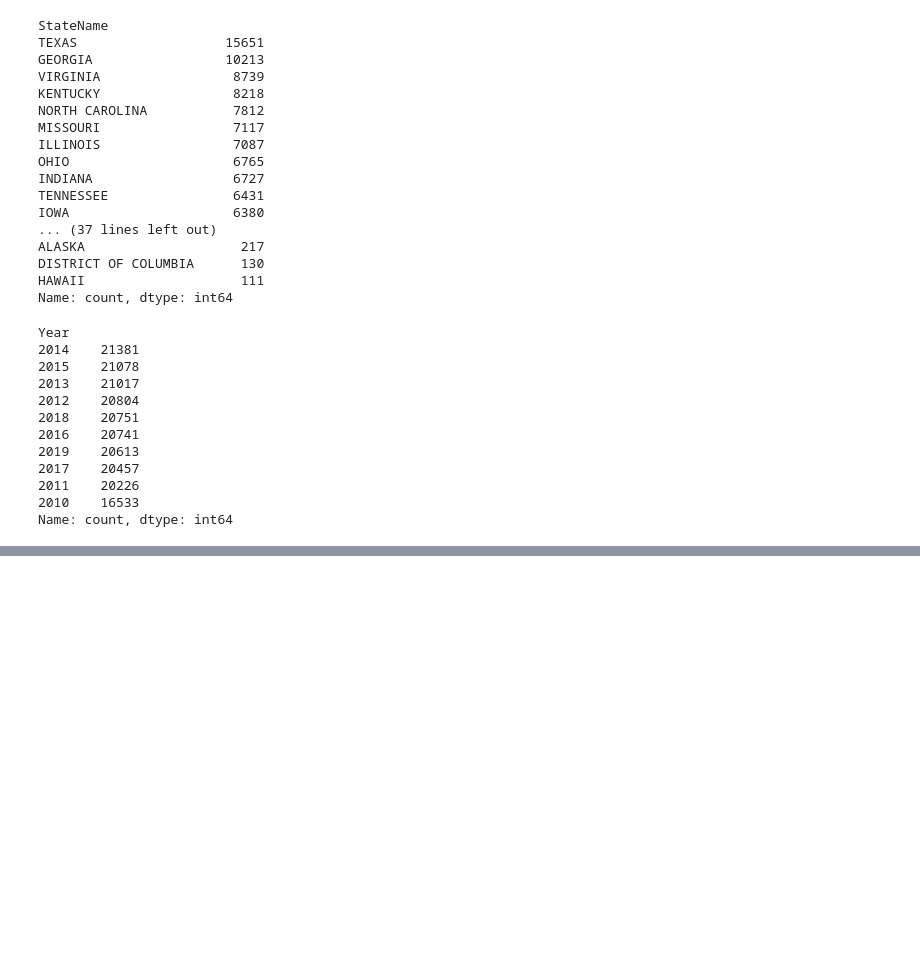
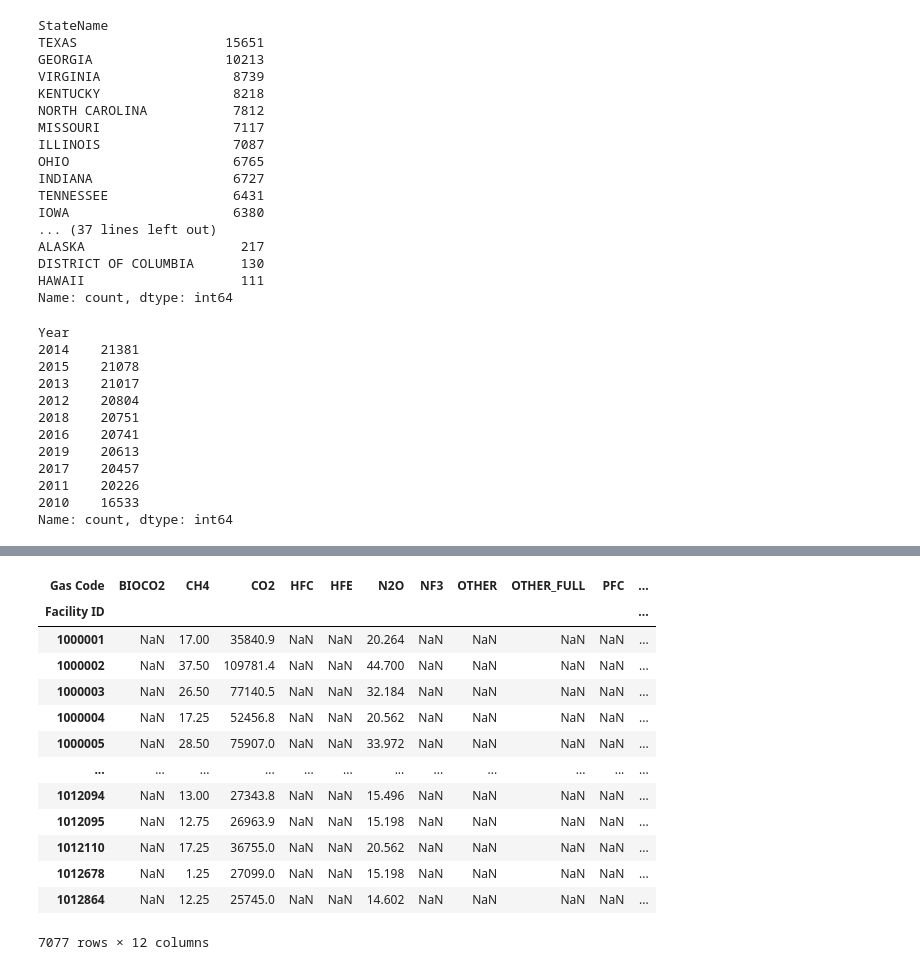
Before and after one commit to EnviroTechSean/TeamPunchParty, a Jupyter notebook: modeling1.ipynb, the cells around one changed output, grey strips where cells are left out. Saved outputs shown, nothing was run; the diff lists cells and outputs as text; code cells hidden in the pictures; blank space fills up the shorter version.

```diff
--- a/modeling1.ipynb
+++ b/modeling1.ipynb
@@ -217,0 +389,2 @@ pivot_df = gas_types_texas.pivot_table(
+# %%
+gdf2['distance_to_nearest_major_city'] = gdf2.geometry.apply(lambda x: distance_to_coast(x, gcities))
@@ -217,0 +400,2 @@ pivot_df = gas_types_texas.pivot_table(
+# %%
+gdf2.loc[gdf2['is_major_city'] == 'yes', 'distance_to_nearest_major_city'] = 0
@@ -217,0 +443,3 @@ pivot_df = gas_types_texas.pivot_table(
+# %%
+combined_gdf = gdf.merge(gdf2, left_index=True, right_index=True, how='outer', suffixes=('', '_y'))
+combined_gdf = combined_gdf.drop([col for col in combined_gdf if col.endswith('_y')], axis=1)
@@ -217,0 +472,24 @@ pivot_df = gas_types_texas.pivot_table(
+# %%
+pivot_df = combined_gdf.pivot_table(
+    index='Facility ID',      # Rows (index) will be 'county'
+    columns='Gas Code',  # Columns will be the unique values from 'gas_type'
+    values='CO2 Emission',  # Values in the cells will be the 'emissions'
+    aggfunc='sum'        # Aggregate function to combine emissions, sum in this case
+)
+# %%
+pivot_df
+# %% [output]
+| Gas Code | BIOCO2 | CH4 | CO2 | HFC | HFE | N2O | NF3 | OTHER | OTHER_FULL | PFC | ... |
+| Facility ID |  |  |  |  |  |  |  |  |  |  | ... |
+| 1000001 | NaN | 17.00 | 35840.9 | NaN | NaN | 20.264 | NaN | NaN | NaN | NaN | ... |
+| 1000002 | NaN | 37.50 | 109781.4 | NaN | NaN | 44.700 | NaN | NaN | NaN | NaN | ... |
+| 1000003 | NaN | 26.50 | 77140.5 | NaN | NaN | 32.184 | NaN | NaN | NaN | NaN | ... |
+| 1000004 | NaN | 17.25 | 52456.8 | NaN | NaN | 20.562 | NaN | NaN | NaN | NaN | ... |
+| 1000005 | NaN | 28.50 | 75907.0 | NaN | NaN | 33.972 | NaN | NaN | NaN | NaN | ... |
+| ... | ... | ... | ... | ... | ... | ... | ... | ... | ... | ... | ... |
+| 1012094 | NaN | 13.00 | 27343.8 | NaN | NaN | 15.496 | NaN | NaN | NaN | NaN | ... |
+| 1012095 | NaN | 12.75 | 26963.9 | NaN | NaN | 15.198 | NaN | NaN | NaN | NaN | ... |
+| 1012110 | NaN | 17.25 | 36755.0 | NaN | NaN | 20.562 | NaN | NaN | NaN | NaN | ... |
+| 1012678 | NaN | 1.25 | 27099.0 | NaN | NaN | 15.198 | NaN | NaN | NaN | NaN | ... |
+| 1012864 | NaN | 12.25 | 25745.0 | NaN | NaN | 14.602 | NaN | NaN | NaN | NaN | ... |
+7077 rows × 12 columns
```
Also changed, not shown: parts of 43 cells of this notebook, 11 other files.
